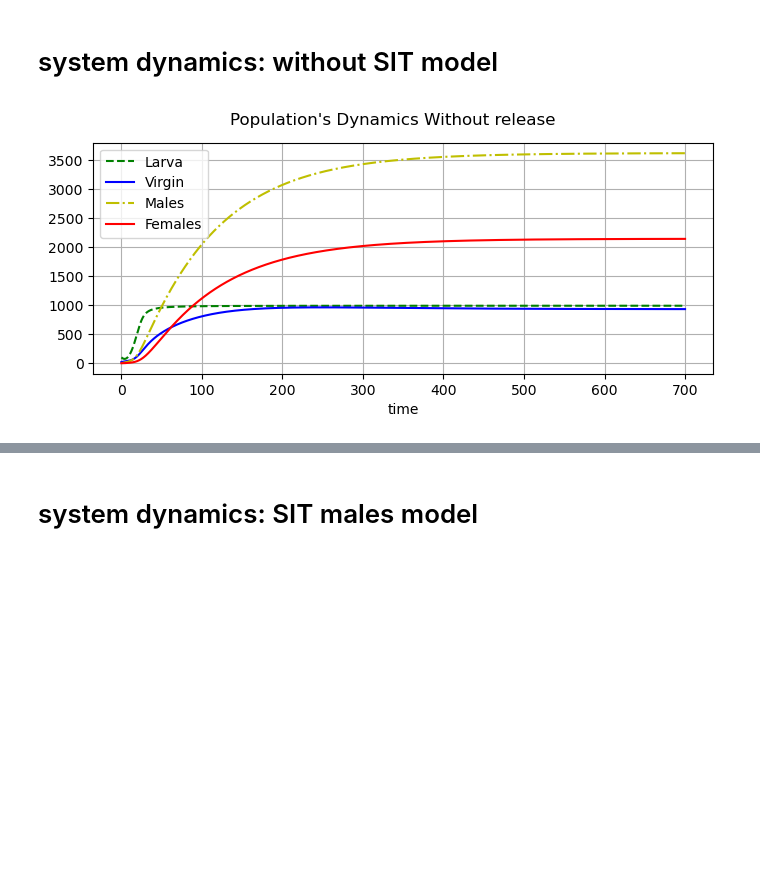
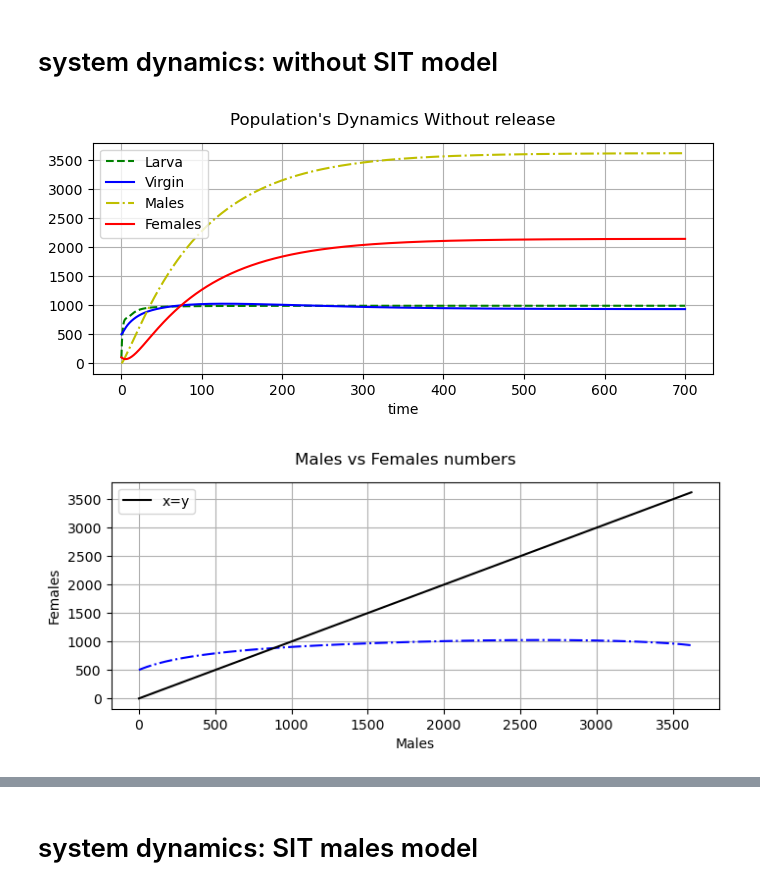
Before and after one commit to m2cci-belkhayt/Controlling-D.suzukii-population-using-mathematical-modeling-and-SIT-with-Females-and-Males-release, a Jupyter notebook: Second non basic model.ipynb, the cells around one changed output, grey strips where cells are left out. Cells and saved outputs as stored; diff of their text form; code cells hidden in the pictures; blank space fills up the shorter version.

```diff
--- a/Second non basic model.ipynb
+++ b/Second non basic model.ipynb
@@ -92,6 +92,26 @@ def dynamic_ds(X0, Ms, name="dynamic_base", graph=True):
 
             # Export the graph
             plt.savefig(output_fold+'\\'+name+'.png', dpi=300)
+
+            fig = plt.figure(figsize=(8, 3))
+
+        # Plot the population dynamics over time
+            plt.plot(M, V, 'b-.')  # Male vs Fertilized
+        # Plot the line x=y
+            plt.plot(M, M, 'k-', label='x=y')
+
+        # Curve labels
+       # plt.plot(0, 0, 'b-.', label='Male')
+
+        # Figure title and axis labels
+            fig.suptitle("Males vs Females numbers")
+            plt.xlabel('Males')
+            plt.ylabel('Females')
+            plt.grid()
+            plt.legend(loc='best')
+
+        # Export the graph
+            plt.savefig(output_fold+'\\'+name+'.png', dpi=300)
     else:
         L, M, V, F, S = X.T
 
@@ -125,9 +145,11 @@ def dynamic_ds(X0, Ms, name="dynamic_base", graph=True):
 # system dynamics: without SIT model
 # %%
 #Initial conditions
-X0_base = [100, 0, 20, 0]# L, M, V, F
+#males scarcity
+X0_base = [100, 0, 500, 100]# L, M, V, F
 
 #System dynamics
-Mb = dynamic_ds(X0_base, Ms=0, name="without_SIT_complexe_dynamics")
+Mb = dynamic_ds(X0_base, Ms=0, name="without_SIT_complexe_dynamics 4 compartement males scarcity")
 # %% [output]
-[figure, old version]
+[figure, new version]
+[figure, added]
```
Also changed, not shown: parts of 1 cell of this notebook, 8 other files.
